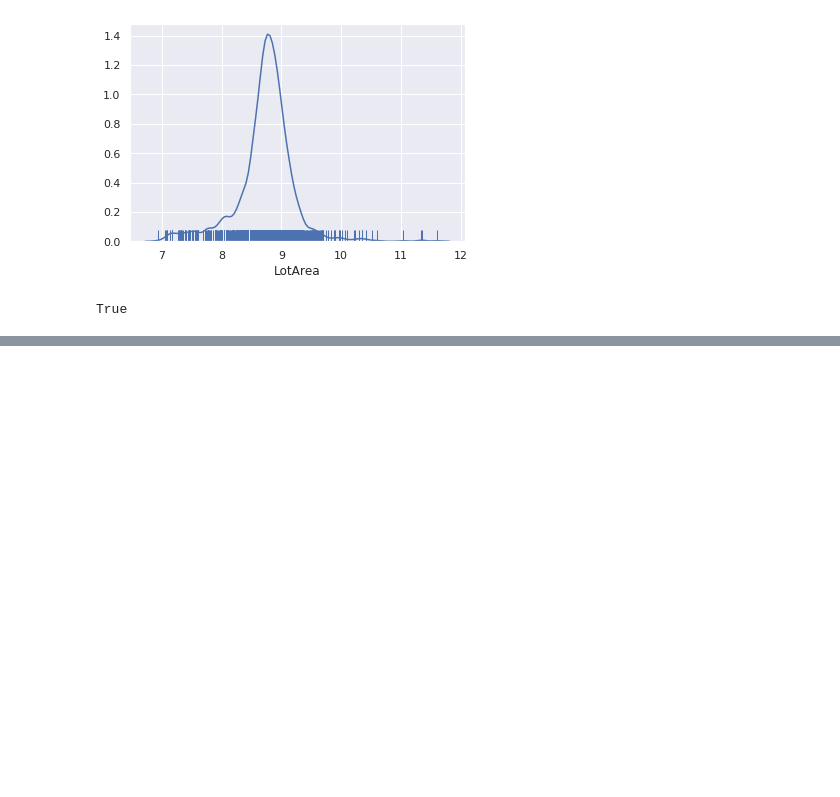
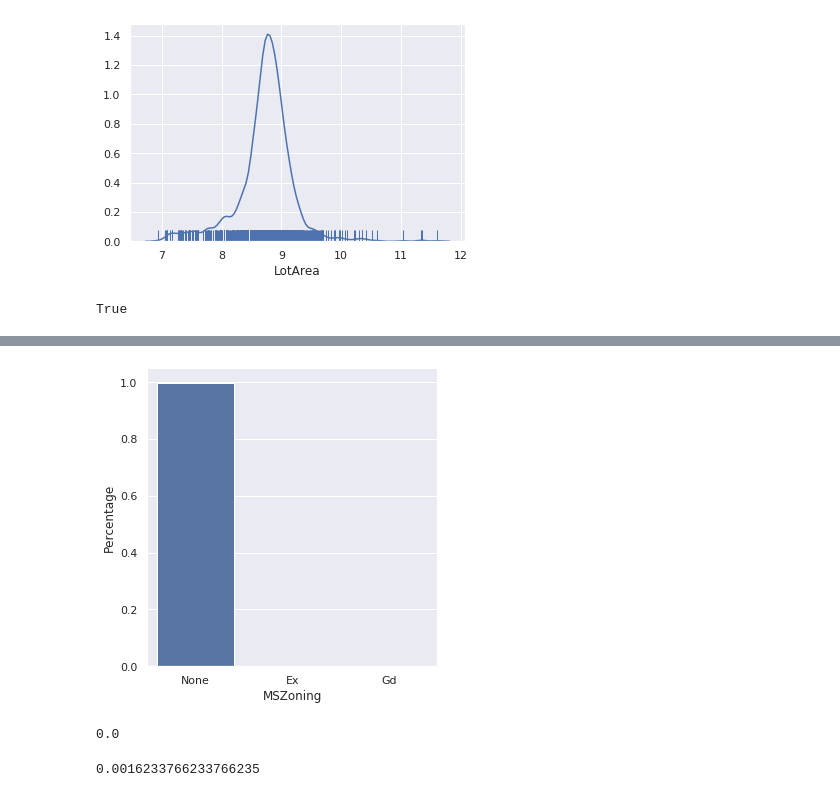
Before and after one commit to ViktorTarasenko/housepricing, a Jupyter notebook: visulization.ipynb, the cells around one changed output, grey strips where cells are left out. Saved outputs shown, nothing was run; the diff lists cells and outputs as text; code cells hidden in the pictures; blank space fills up the shorter version.

```diff
--- a/visulization.ipynb
+++ b/visulization.ipynb
@@ -240,0 +246,12 @@ True
+# %%
+sns.catplot(x="PoolQC",y = "MSSubClass",kind = "bar",data=test_data.fillna(value = 'None'), estimator=lambda x: len(x) / len(train_data)).set_axis_labels("MSZoning", "Percentage");
+# %% [output]
+[figure, added]
+# %%
+train_data['Utilities'].isnull().sum() / train_data['LotFrontage'].count()
+# %% [output]
+0.0
+# %%
+test_data['Utilities'].isnull().sum() / test_data['LotFrontage'].count()
+# %% [output]
+0.0016233766233766235
```
Also changed, not shown: parts of 6 cells of this notebook, 4 other files.
